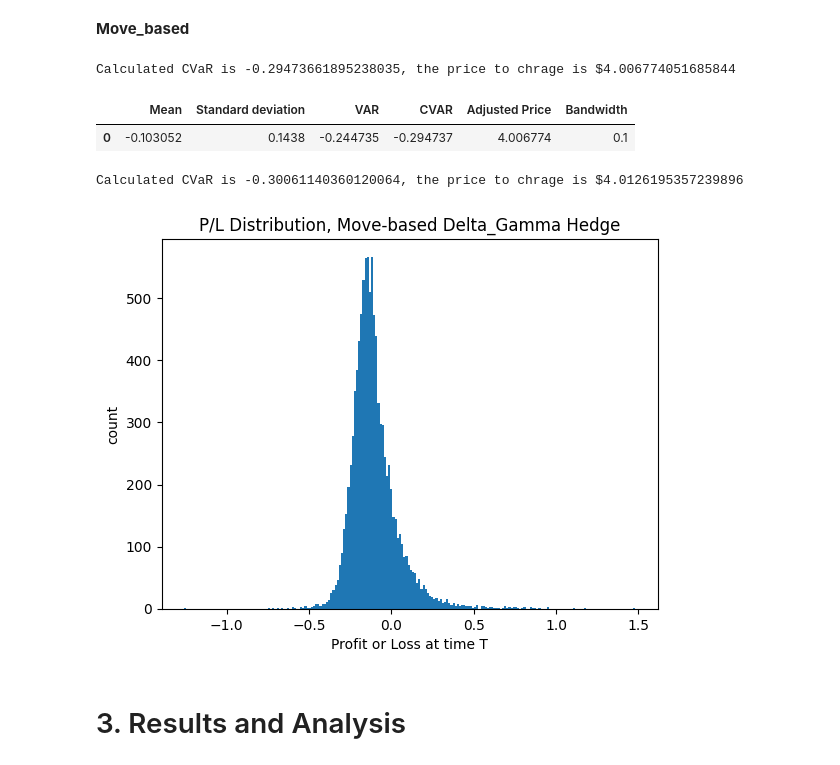
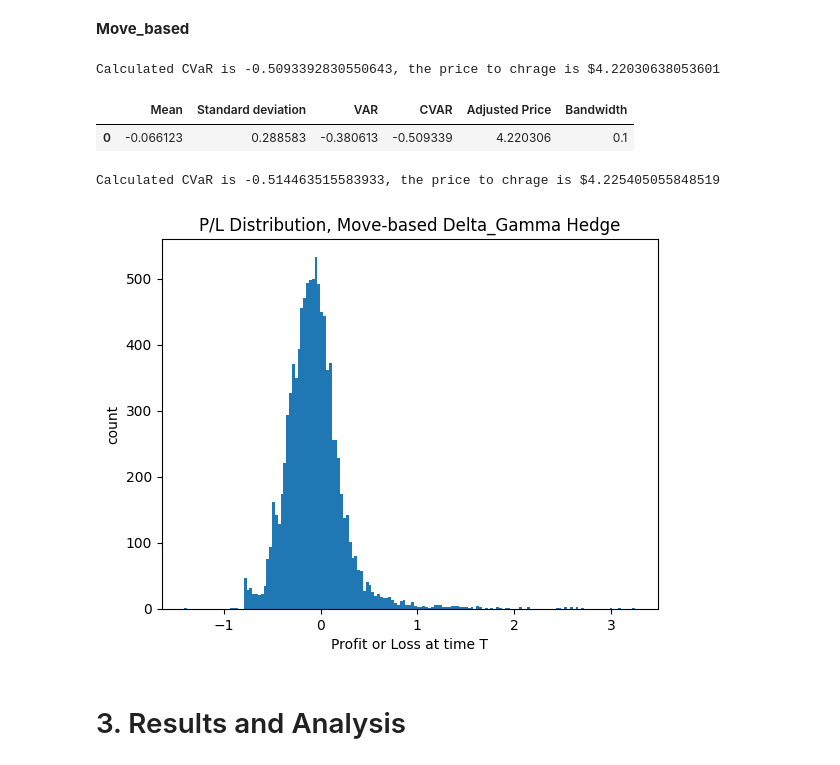
Before and after one commit to dding33/Delta-Gamma-Hedging, a Jupyter notebook: Pricing Theory Project 2.ipynb, the cells around one changed output. Cells and saved outputs as stored; diff of their text form; code cells hidden in the pictures.

Commit message:
Updated deviation based band on Delta_Gamma Hedge
IMPORTANT: Please use deviation based delta-gamma move hedge function in all plots and analysis!

```diff
--- a/Pricing Theory Project 2.ipynb
+++ b/Pricing Theory Project 2.ipynb
@@ -479,19 +465,19 @@ Calculated CVaR is -0.3173215074189217, the price to chrage is $4.02924629755122
 # %% [markdown]
 **Move_based**
 # %%
-display(Delta_Gamma_hedging_Move(S0, Nsim, timestep, T, K, mu, sigma, r, 0.1)[1])
-M_array = Delta_Gamma_hedging_Move(S0, Nsim, timestep, T, K, mu, sigma, r, 0.1)[0]
+display(Delta_Gamma_hedging_Move_Deviation_based(S0, Nsim, timestep, T, K, mu, sigma, r, 0.1)[1])
+M_array = Delta_Gamma_hedging_Move_Deviation_based(S0, Nsim, timestep, T, K, mu, sigma, r, 0.1)[0]
 plt.hist(M_array, bins = "auto")
 plt.xlabel('Profit or Loss at time T')
 plt.ylabel('count')
 plt.title('P/L Distribution, Move-based Delta_Gamma Hedge')
 plt.savefig('Profit Distribition, Move-based Delta_Gamma Hedge.png')
 # %% [output]
-Calculated CVaR is -0.29473661895238035, the price to chrage is $4.006774051685844
+Calculated CVaR is -0.5093392830550643, the price to chrage is $4.22030638053601
 |  | Mean | Standard deviation | VAR | CVAR | Adjusted Price | Bandwidth |
-| 0 | -0.103052 | 0.1438 | -0.244735 | -0.294737 | 4.006774 | 0.1 |
+| 0 | -0.066123 | 0.288583 | -0.380613 | -0.509339 | 4.220306 | 0.1 |
-Calculated CVaR is -0.30061140360120064, the price to chrage is $4.0126195357239896
+Calculated CVaR is -0.514463515583933, the price to chrage is $4.225405055848519
-[figure, old version]
+[figure, new version]
 # %% [markdown]
 # 3. Results and Analysis
 # %% [markdown]
```
Also changed, not shown: parts of 7 cells of this notebook.
